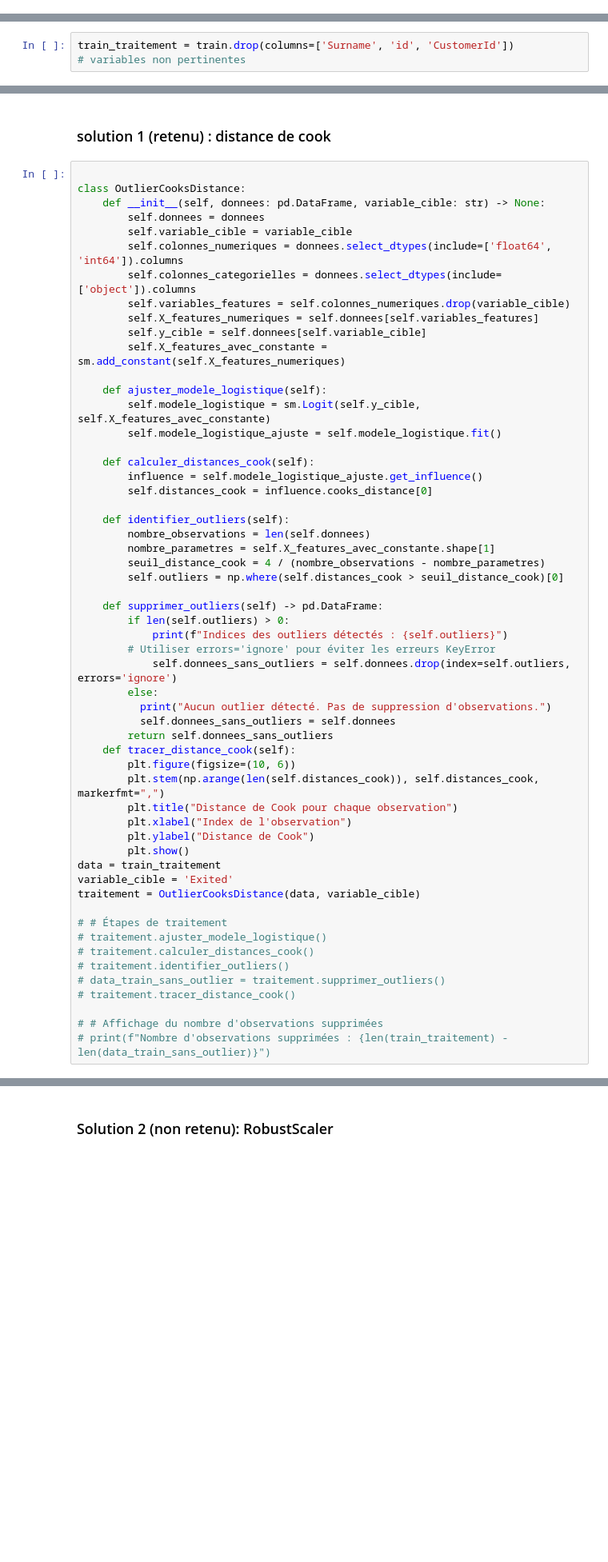
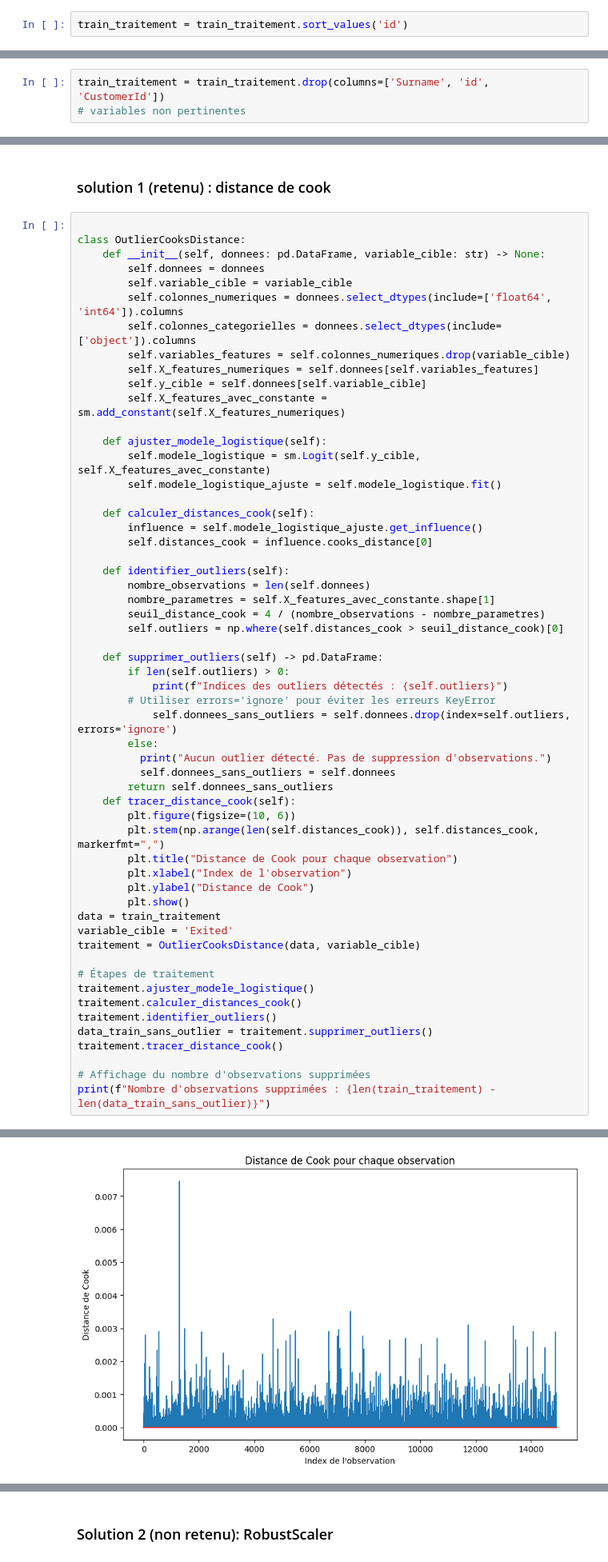
Before and after one commit to lucasvazelle/MOSEF-Bank-Churn-Prediction-VAZELLE-TAVERDIAN, a Jupyter notebook: src/Projet_Kaggle.ipynb, the cells around one changed output, grey strips where cells are left out. Shown at 80% size. Saved outputs shown, nothing was run; the diff lists cells and outputs as text; blank space fills up the shorter version.

```diff
--- a/src/Projet_Kaggle.ipynb
+++ b/src/Projet_Kaggle.ipynb
@@ -185,10 +185,12 @@ train_traitement = train_traitement.sort_values('Age').drop_duplicates(subset=['
 print("Nombre d'observations après suppression des doublons:", len(train_traitement))
 # %% [output]
 Nombre d'observations après suppression des doublons: 14923
+# %%
+train_traitement = train_traitement.sort_values('id')
 # %% [markdown]
 ## enlever les variables inutiles
 # %%
-train_traitement = train.drop(columns=['Surname', 'id', 'CustomerId'])
+train_traitement = train_traitement.drop(columns=['Surname', 'id', 'CustomerId'])
 # variables non pertinentes
 # %%
 train_traitement = train_traitement.drop_duplicates()
@@ -282,12 +284,13 @@ data = train_traitement
 variable_cible = 'Exited'
 traitement = OutlierCooksDistance(data, variable_cible)
 
-# # Étapes de traitement
-# traitement.ajuster_modele_logistique()
-# traitement.calculer_distances_cook()
-# traitement.identifier_outliers()
-# data_train_sans_outlier = traitement.supprimer_outliers()
-# traitement.tracer_distance_cook()
+# Étapes de traitement
+traitement.ajuster_modele_logistique()
+traitement.calculer_distances_cook()
+traitement.identifier_outliers()
+data_train_sans_outlier = traitement.supprimer_outliers()
+traitement.tracer_distance_cook()
 
-# # Affichage du nombre d'observations supprimées
-# print(f"Nombre d'observations supprimées : {len(train_traitement) - len(data_train_sans_outlier)}")
+# Affichage du nombre d'observations supprimées
+print(f"Nombre d'observations supprimées : {len(train_traitement) - len(data_train_sans_outlier)}")
+# %% [output]
@@ -293,0 +301 @@ traitement = OutlierCooksDistance(data, variable_cible)
+[figure, added]
```
Also changed, not shown: parts of 11 cells of this notebook.
